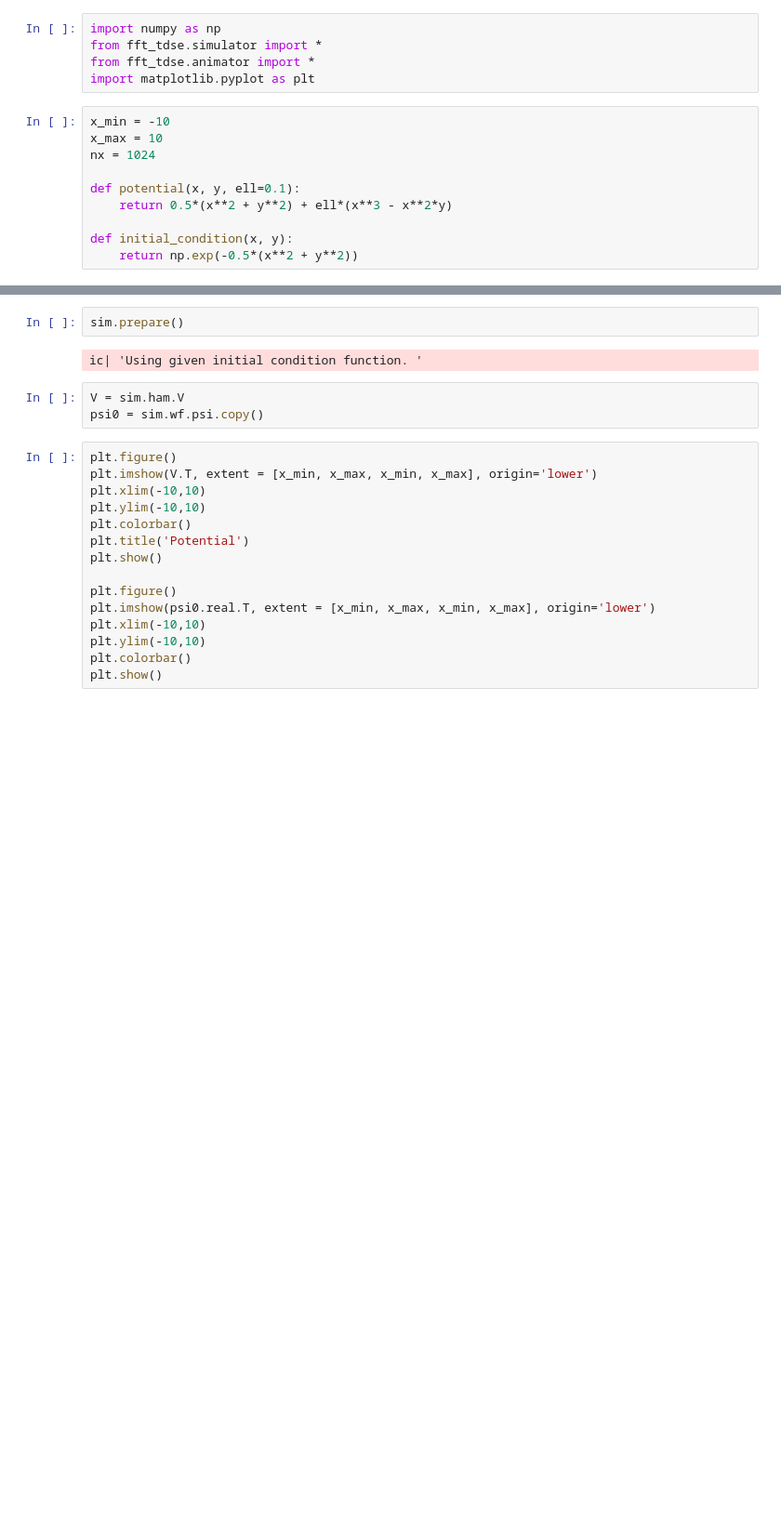
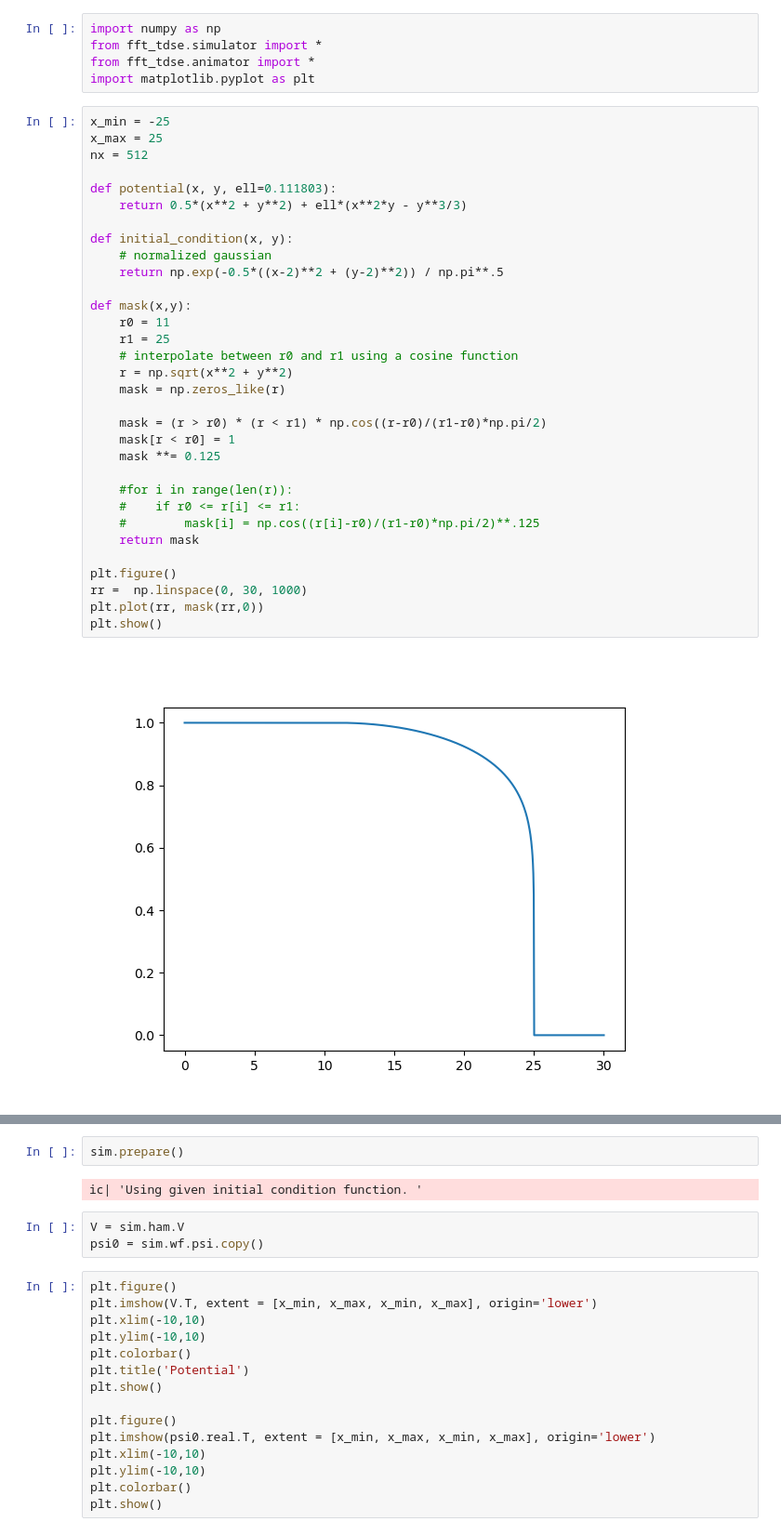
Before and after one commit to simenkva/fft_tdse, a Jupyter notebook: demo_notebooks/henon-heiles.ipynb, the cells around one changed output, grey strips where cells are left out. Shown at 93% size. Cells and saved outputs as stored; diff of their text form; blank space fills up the shorter version.

```diff
--- a/demo_notebooks/henon-heiles.ipynb
+++ b/demo_notebooks/henon-heiles.ipynb
@@ -4,15 +4,39 @@ from fft_tdse.simulator import *
 from fft_tdse.animator import *
 import matplotlib.pyplot as plt
 # %%
-x_min = -10
-x_max = 10
-nx = 1024
+x_min = -25
+x_max = 25
+nx = 512
 
-def potential(x, y, ell=0.1):
-    return 0.5*(x**2 + y**2) + ell*(x**3 - x**2*y)
+def potential(x, y, ell=0.111803):
+    return 0.5*(x**2 + y**2) + ell*(x**2*y - y**3/3)
 
 def initial_condition(x, y):
-    return np.exp(-0.5*(x**2 + y**2))
+    # normalized gaussian
+    return np.exp(-0.5*((x-2)**2 + (y-2)**2)) / np.pi**.5
+
+def mask(x,y):
+    r0 = 11
+    r1 = 25
+    # interpolate between r0 and r1 using a cosine function
+    r = np.sqrt(x**2 + y**2)
+    mask = np.zeros_like(r)
+
+    mask = (r > r0) * (r < r1) * np.cos((r-r0)/(r1-r0)*np.pi/2)
+    mask[r < r0] = 1
+    mask **= 0.125
+
+    #for i in range(len(r)):
+    #    if r0 <= r[i] <= r1:
+    #        mask[i] = np.cos((r[i]-r0)/(r1-r0)*np.pi/2)**.125
+    return mask
+
+plt.figure()
+rr =  np.linspace(0, 30, 1000)
+plt.plot(rr, mask(rr,0))
+plt.show()
+# %% [output]
+[figure, added]
 # %%
 sim = Simulator(verbose=True)
 sim.set_dimension(2)
```
Also changed, not shown: parts of 5 cells of this notebook.
